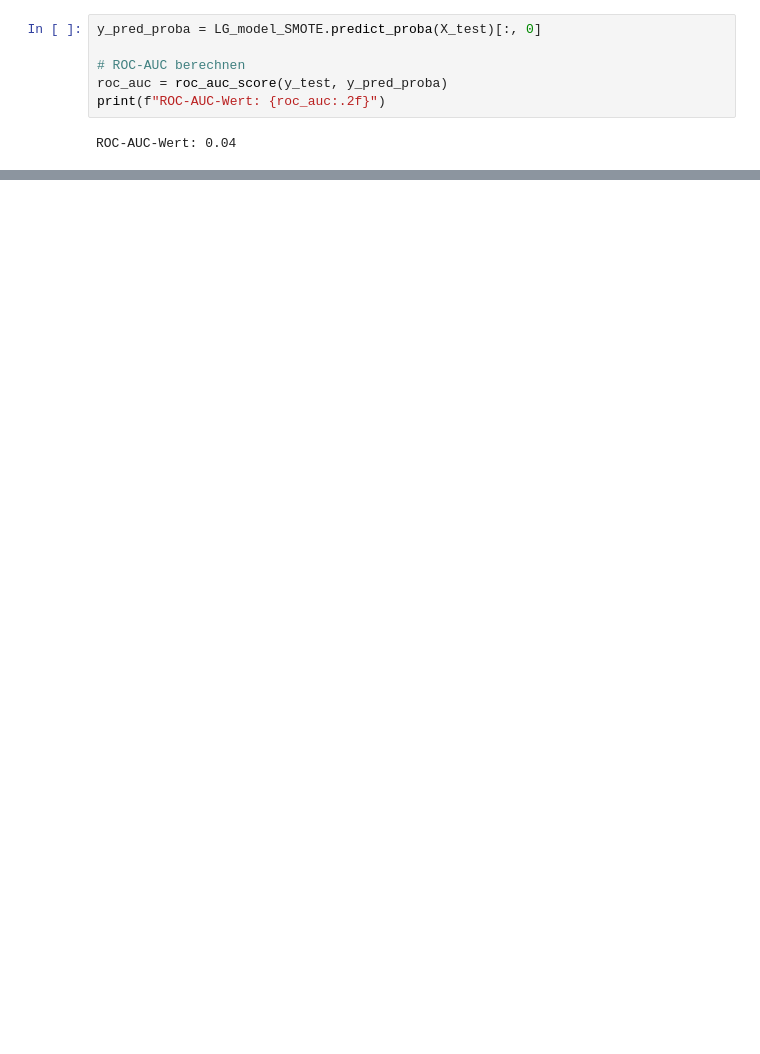
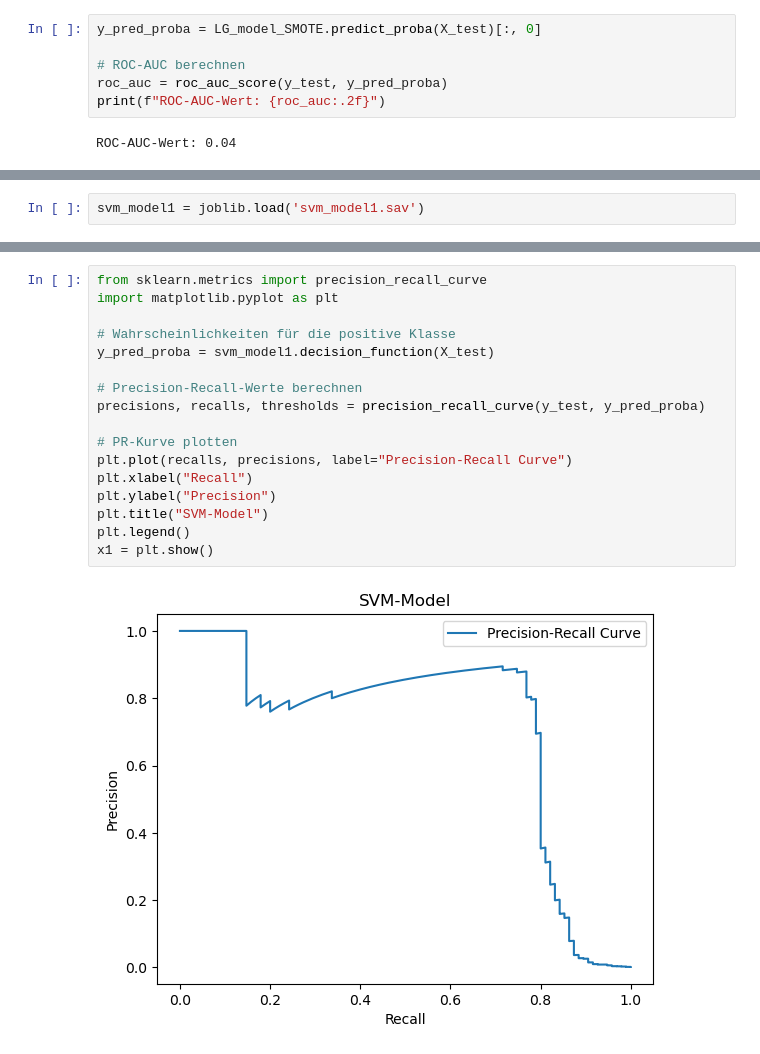
Before and after one commit to Korbiniannn/University, a Jupyter notebook: 3-Semester/Machine-Learning/Projekt/fraud_project.ipynb, the cells around one changed output, grey strips where cells are left out. Saved outputs shown, nothing was run; the diff lists cells and outputs as text; blank space fills up the shorter version.

```diff
--- a/3-Semester/Machine-Learning/Projekt/fraud_project.ipynb
+++ b/3-Semester/Machine-Learning/Projekt/fraud_project.ipynb
@@ -246,0 +368,2 @@ ROC-AUC-Wert: 0.04
+# %%
+svm_model1 = joblib.load('svm_model1.sav')
@@ -246,0 +413,19 @@ ROC-AUC-Wert: 0.04
+# %%
+from sklearn.metrics import precision_recall_curve
+import matplotlib.pyplot as plt
+
+# Wahrscheinlichkeiten für die positive Klasse
+y_pred_proba = svm_model1.decision_function(X_test)
+
+# Precision-Recall-Werte berechnen
+precisions, recalls, thresholds = precision_recall_curve(y_test, y_pred_proba)
+
+# PR-Kurve plotten
+plt.plot(recalls, precisions, label="Precision-Recall Curve")
+plt.xlabel("Recall")
+plt.ylabel("Precision")
+plt.title("SVM-Model")
+plt.legend()
+x1 = plt.show()
+# %% [output]
+[figure, added]
```
Also changed, not shown: parts of 23 cells of this notebook, 18 other files.
